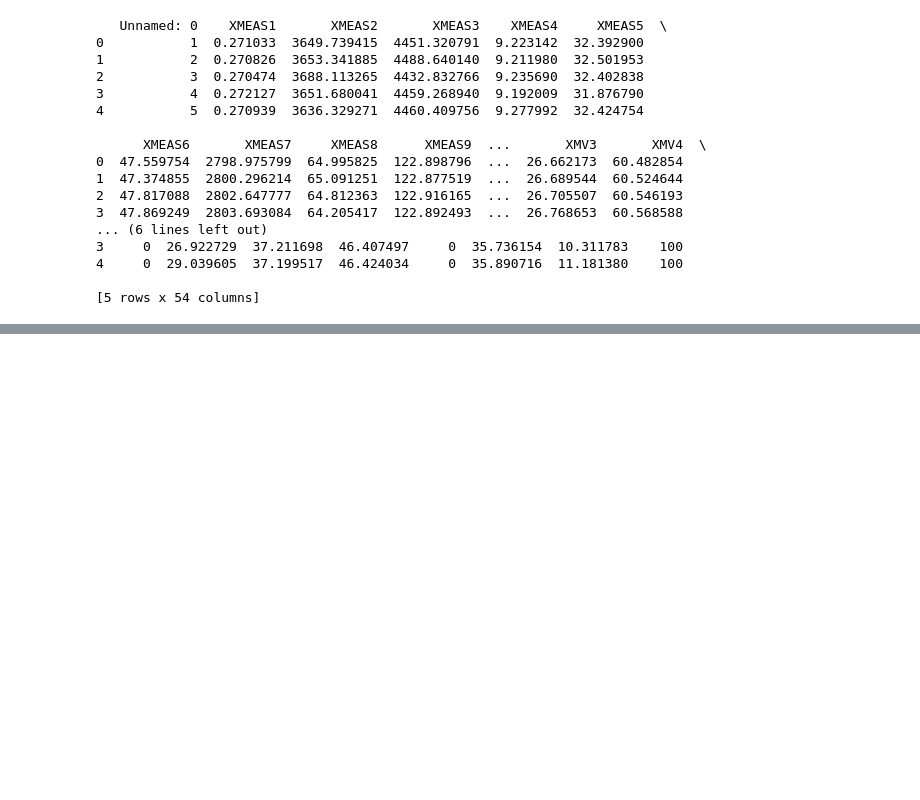
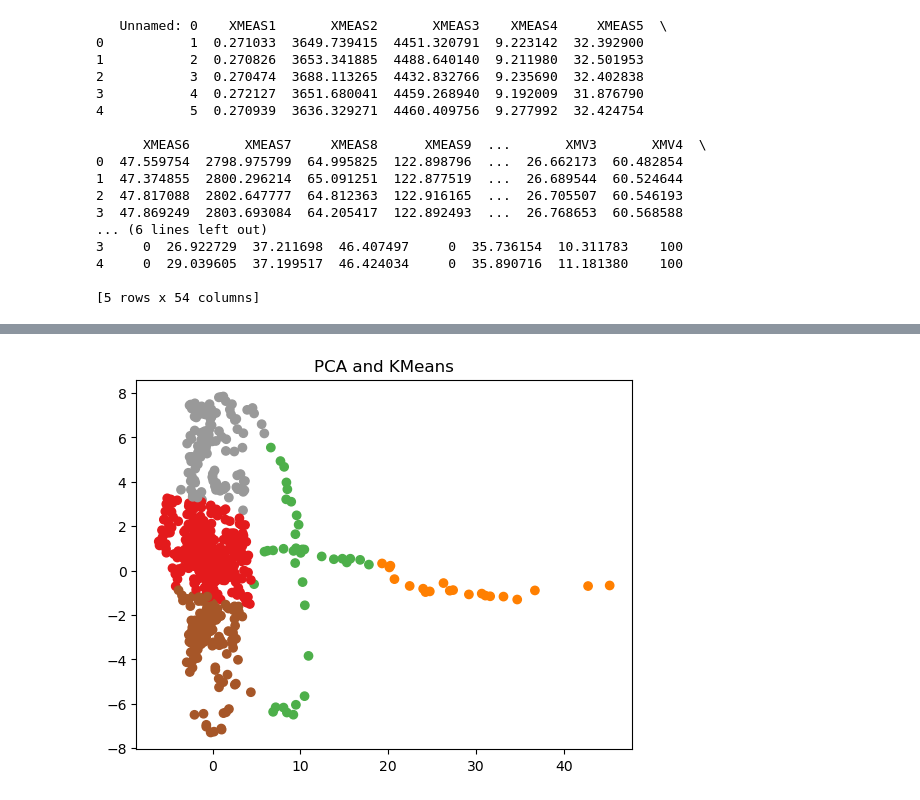
Before and after one commit to KyleTerrito/CHE4230, a Jupyter notebook: testing/Testing.ipynb, the cells around one changed output, grey strips where cells are left out. Cells and saved outputs as stored; diff of their text form; code cells hidden in the pictures; blank space fills up the shorter version.

```diff
--- a/testing/Testing.ipynb
+++ b/testing/Testing.ipynb
@@ -68,0 +55,7 @@ Text(0.5, 1.0, 'First Two Principle Components')
+# %%
+kmean = Clustering().dKmeans(n = 5, data = PCA)
+plt.scatter(PCA[:,0], PCA[:,1],c=kmean.labels_, cmap = "Set1")
+plt.title("PCA and KMeans")
+plt.show()
+# %% [output]
+[figure, added]
```
Also changed, not shown: parts of 28 cells of this notebook, 3 other files.
